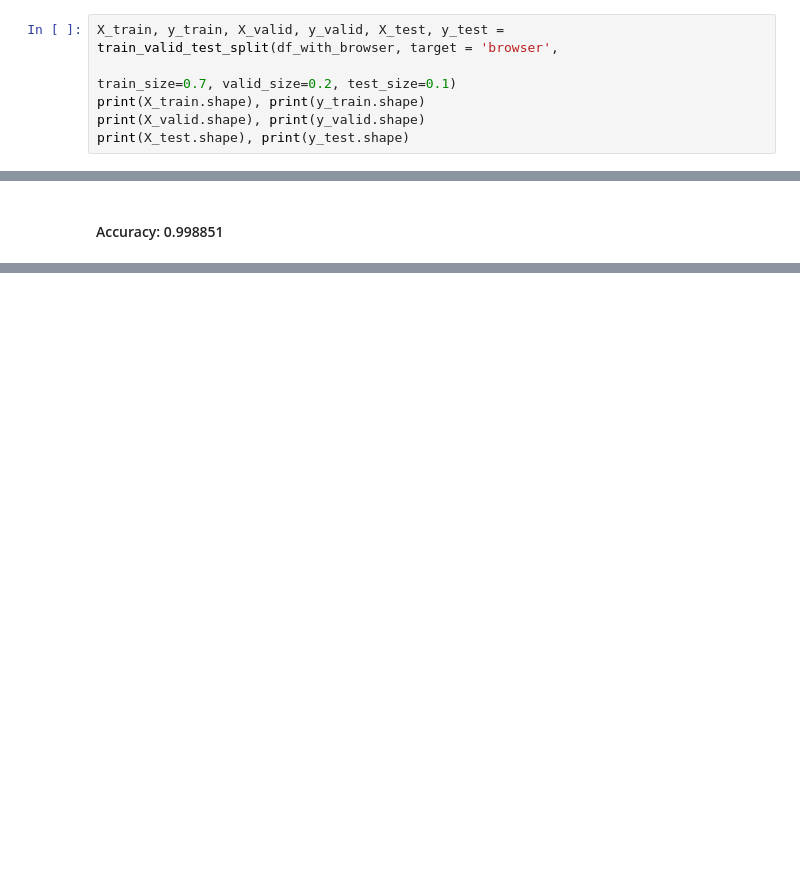
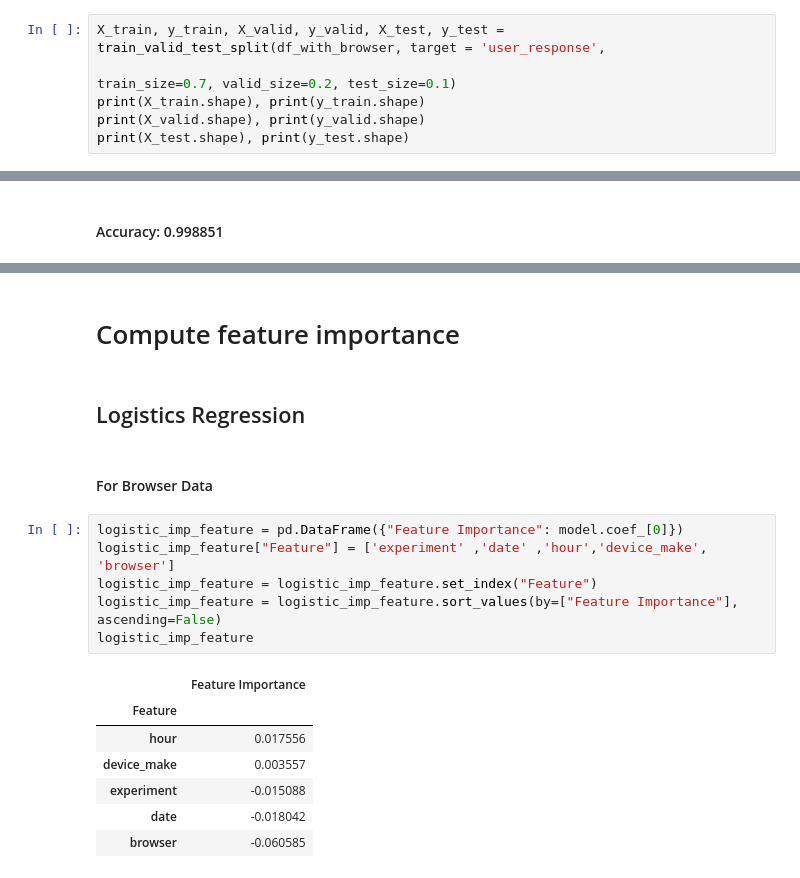
Before and after one commit to Yonas-T/ab_testing, a Jupyter notebook: notebooks/mlops.ipynb, the cells around one changed output, grey strips where cells are left out. Saved outputs shown, nothing was run; the diff lists cells and outputs as text; blank space fills up the shorter version.

```diff
--- a/notebooks/mlops.ipynb
+++ b/notebooks/mlops.ipynb
@@ -106,7 +106,7 @@ df_with_browser.shape
 # %% [output]
 (1243, 6)
 # %%
-X_train, y_train, X_valid, y_valid, X_test, y_test = train_valid_test_split(df_with_browser, target = 'browser',
+X_train, y_train, X_valid, y_valid, X_test, y_test = train_valid_test_split(df_with_browser, target = 'user_response',
                                                                             train_size=0.7, valid_size=0.2, test_size=0.1)
 print(X_train.shape), print(y_train.shape)
 print(X_valid.shape), print(y_valid.shape)
@@ -328,0 +368,20 @@ Mean Logistic Regression score for platform os data : 0.9988505747126437
+# %% [markdown]
+# Compute feature importance
+# %% [markdown]
+## Logistics Regression
+# %% [markdown]
+#### For Browser Data
+# %%
+logistic_imp_feature = pd.DataFrame({"Feature Importance": model.coef_[0]})
+logistic_imp_feature["Feature"] = ['experiment'	,'date'	,'hour','device_make',	'browser']
+logistic_imp_feature = logistic_imp_feature.set_index("Feature")
+logistic_imp_feature = logistic_imp_feature.sort_values(by=["Feature Importance"], ascending=False)
+logistic_imp_feature
+# %% [output]
+|  | Feature Importance |
+| Feature |  |
+| hour | 0.017556 |
+| device_make | 0.003557 |
+| experiment | -0.015088 |
+| date | -0.018042 |
+| browser | -0.060585 |
```
Also changed, not shown: parts of 37 cells of this notebook.
